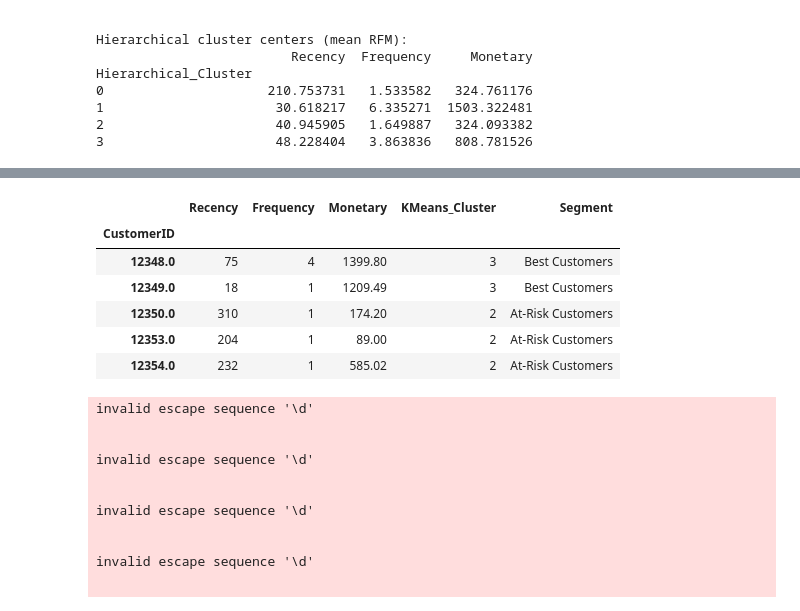
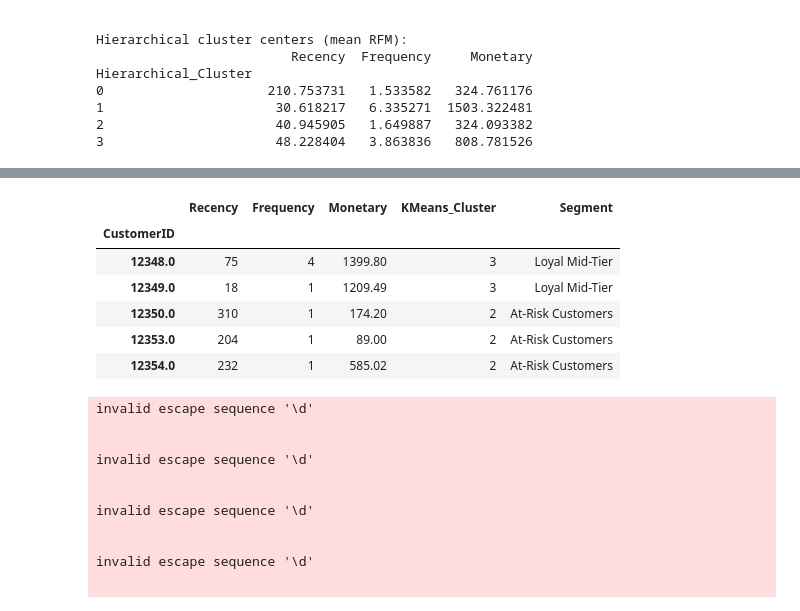
Before and after one commit to rksin8/data-analysis-portfolio, a Jupyter notebook: projects/project1-sales-analysis/notebooks/sales_analysis.ipynb, the cells around one changed output, grey strips where cells are left out. Saved outputs shown, nothing was run; the diff lists cells and outputs as text; code cells hidden in the pictures.

Commit message:
update cluster label logic

```diff
--- a/projects/project1-sales-analysis/notebooks/sales_analysis.ipynb
+++ b/projects/project1-sales-analysis/notebooks/sales_analysis.ipynb
@@ -503,27 +503,27 @@ Hierarchical_Cluster
 # %%
 # Create a function to map descriptive labels
 def label_cluster(row):
-    if row['KMeans_Cluster'] == 3:
+    if row['KMeans_Cluster'] == 1:
         return 'Best Customers'
-    elif row['KMeans_Cluster'] == 1:
+    elif row['KMeans_Cluster'] == 3:
         return 'Loyal Mid-Tier'
     elif row['KMeans_Cluster'] == 0:
         return 'Low Frequency Buyers'
     elif row['KMeans_Cluster'] == 2:
         return 'At-Risk Customers'
     else:
         return 'Unknown'
 
 # Apply label
 rfm_clean['Segment'] = rfm_clean.apply(label_cluster, axis=1)
 
 # Preview the updated dataframe
 rfm_clean[['Recency', 'Frequency', 'Monetary', 'KMeans_Cluster', 'Segment']].head()
 # %% [output]
 |  | Recency | Frequency | Monetary | KMeans_Cluster | Segment |
 | CustomerID |  |  |  |  |  |
-| 12348.0 | 75 | 4 | 1399.80 | 3 | Best Customers |
-| 12349.0 | 18 | 1 | 1209.49 | 3 | Best Customers |
+| 12348.0 | 75 | 4 | 1399.80 | 3 | Loyal Mid-Tier |
+| 12349.0 | 18 | 1 | 1209.49 | 3 | Loyal Mid-Tier |
 | 12350.0 | 310 | 1 | 174.20 | 2 | At-Risk Customers |
 | 12353.0 | 204 | 1 | 89.00 | 2 | At-Risk Customers |
 | 12354.0 | 232 | 1 | 585.02 | 2 | At-Risk Customers |
```
Also changed, not shown: parts of 1 cell of this notebook.
